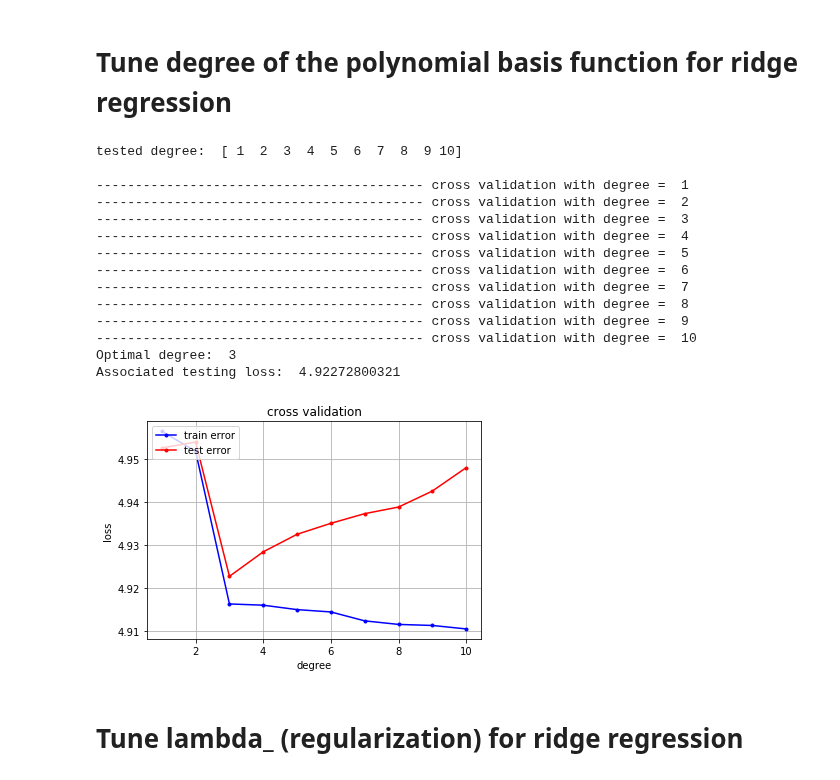
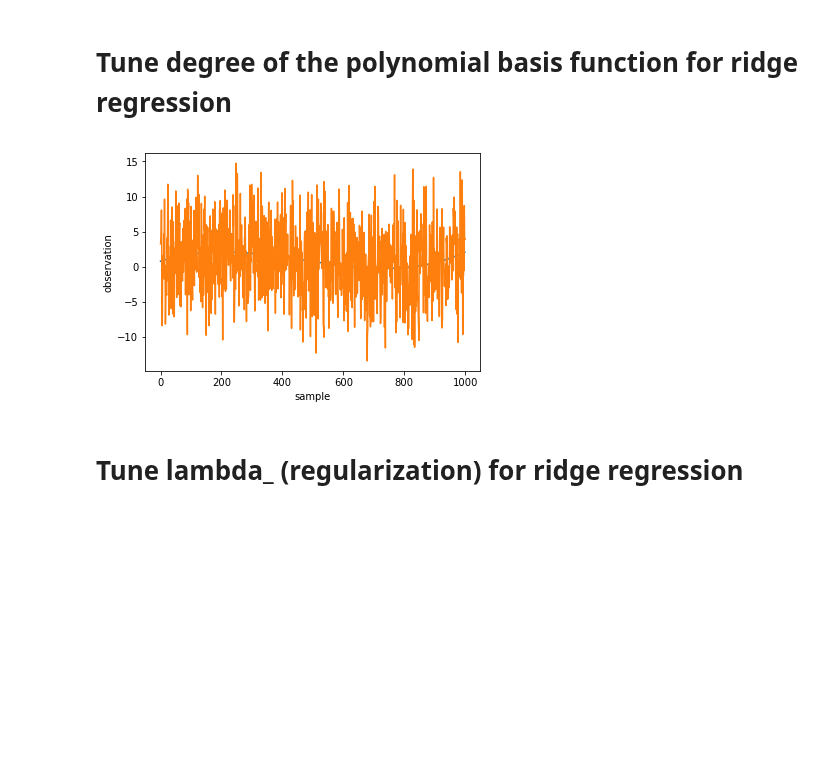
Before and after one commit to iricchi/Project1_ML, a Jupyter notebook: code/COMMON/test_optimize_hyperparams.ipynb, the cells around one changed output. Saved outputs shown, nothing was run; the diff lists cells and outputs as text; code cells hidden in the pictures; blank space fills up the shorter version.

```diff
--- a/code/COMMON/test_optimize_hyperparams.ipynb
+++ b/code/COMMON/test_optimize_hyperparams.ipynb
@@ -47,34 +47,28 @@ y:  (1000,)
 # %%
 # ridge regression parameters
 arg_rr = dict()
 arg_rr['method'] = 'rr'
 arg_rr['loss'] = 'rmse'
 arg_rr['lambda_'] = 0
 arg_rr['k_fold'] = 10
 
 # optimization parameters
 degree_min = 1
 degree_max = 10
 degree_steps = 1
 
 # optimize degree
-degree_opt = optimize_degree(y, x, degree_min, degree_max, degree_steps, arg_rr)
+w_opt, loss_tr, loss_te, degree_opt = optimize_degree(y, x, degree_min, degree_max, degree_steps, arg_rr)
+
+# plot results
+plt.figure()
+plt.plot(build_poly(x, degree_opt).dot(w_opt))
+plt.plot(y)
+plt.xlabel('sample')
+plt.ylabel('observation')
+plt.show()
 # %% [output]
-tested degree:  [ 1  2  3  4  5  6  7  8  9 10]
-
------------------------------------------- cross validation with degree =  1
------------------------------------------- cross validation with degree =  2
------------------------------------------- cross validation with degree =  3
------------------------------------------- cross validation with degree =  4
------------------------------------------- cross validation with degree =  5
------------------------------------------- cross validation with degree =  6
------------------------------------------- cross validation with degree =  7
------------------------------------------- cross validation with degree =  8
------------------------------------------- cross validation with degree =  9
------------------------------------------- cross validation with degree =  10
-Optimal degree:  3
-Associated testing loss:  4.92272800321
-[figure, old version]
+[figure, new version]
 # %% [markdown]
 # Tune lambda_ (regularization) for ridge regression
 # %%
```
Also changed, not shown: 3 other files.
